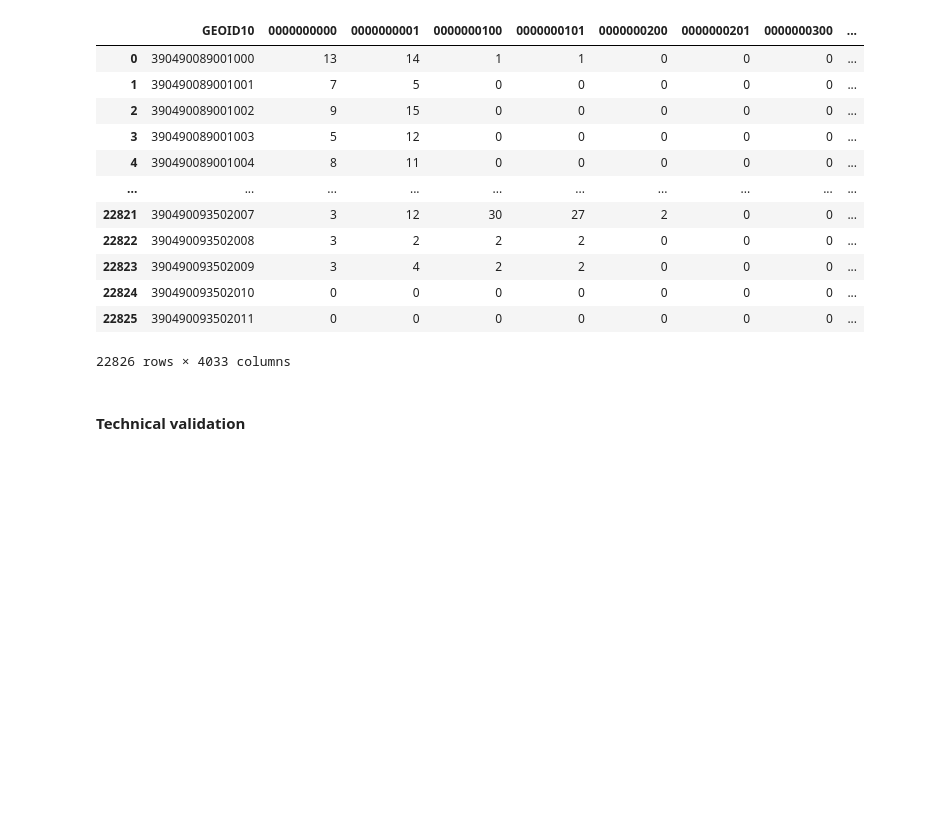
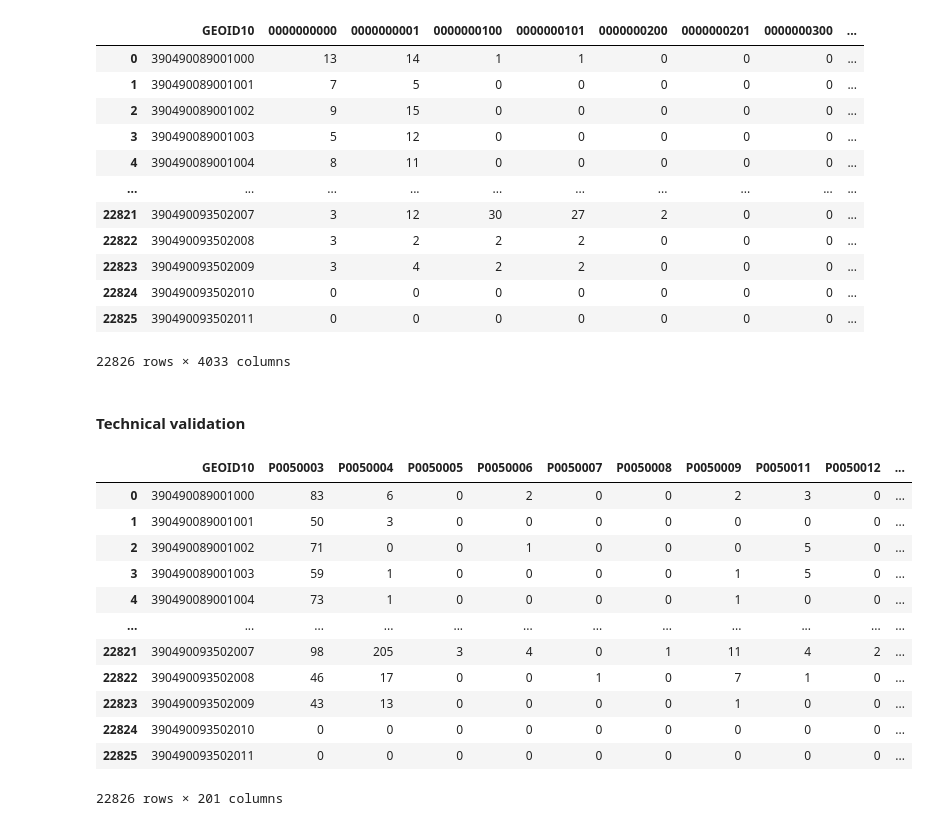
Before and after one commit to linyuehzzz/synthetic-populations, a Jupyter notebook: franklin_microdata.ipynb, the cells around one changed output. Saved outputs shown, nothing was run; the diff lists cells and outputs as text; code cells hidden in the pictures; blank space fills up the shorter version.

```diff
--- a/franklin_microdata.ipynb
+++ b/franklin_microdata.ipynb
@@ -373,3 +373,29 @@ with open('franklin_microdata.csv', 'w', newline='') as fw:
                     fw.write(county_id + ',' + tract_id + ',' + bg_id + ',' + block_id + ',' + str(ht) + ',' + str(va) + ',' + str(e) + ',' + str(r) + ',' + str(s) + '\n')
 # %% [markdown]
 #### **Technical validation**
+# %%
+import pandas as pd
+
+filename_hist = 'data/franklin/microdata/franklin_hist.csv'
+hist0 = pd.read_csv(filename_hist)
+hist = hist0[hist0.columns[1:]]
+
+filename_cons = 'data/franklin/microdata/franklin_cons.csv'
+cons = pd.read_csv(filename_cons)
+cons = cons.drop(columns=["P0010001"])
+col_names = cons.columns[1:]
+cons
+# %% [output]
+|  | GEOID10 | P0050003 | P0050004 | P0050005 | P0050006 | P0050007 | P0050008 | P0050009 | P0050011 | P0050012 | ... |
+| 0 | 390490089001000 | 83 | 6 | 0 | 2 | 0 | 0 | 2 | 3 | 0 | ... |
+| 1 | 390490089001001 | 50 | 3 | 0 | 0 | 0 | 0 | 0 | 0 | 0 | ... |
+| 2 | 390490089001002 | 71 | 0 | 0 | 1 | 0 | 0 | 0 | 5 | 0 | ... |
+| 3 | 390490089001003 | 59 | 1 | 0 | 0 | 0 | 0 | 1 | 5 | 0 | ... |
+| 4 | 390490089001004 | 73 | 1 | 0 | 0 | 0 | 0 | 1 | 0 | 0 | ... |
+| ... | ... | ... | ... | ... | ... | ... | ... | ... | ... | ... | ... |
+| 22821 | 390490093502007 | 98 | 205 | 3 | 4 | 0 | 1 | 11 | 4 | 2 | ... |
+| 22822 | 390490093502008 | 46 | 17 | 0 | 0 | 1 | 0 | 7 | 1 | 0 | ... |
+| 22823 | 390490093502009 | 43 | 13 | 0 | 0 | 0 | 0 | 1 | 0 | 0 | ... |
+| 22824 | 390490093502010 | 0 | 0 | 0 | 0 | 0 | 0 | 0 | 0 | 0 | ... |
+| 22825 | 390490093502011 | 0 | 0 | 0 | 0 | 0 | 0 | 0 | 0 | 0 | ... |
+22826 rows × 201 columns
```
Also changed, not shown: parts of 6 cells of this notebook.
